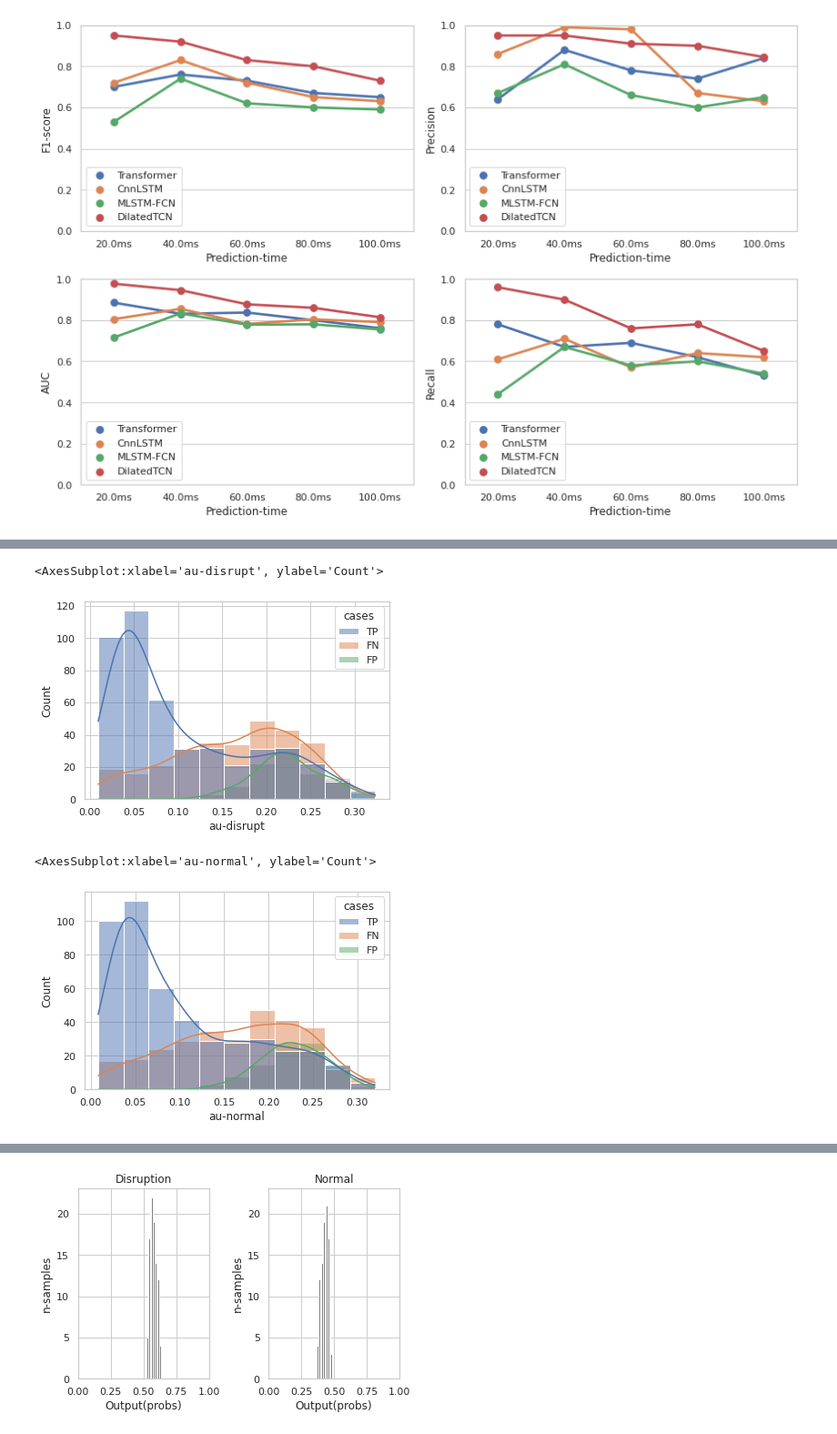
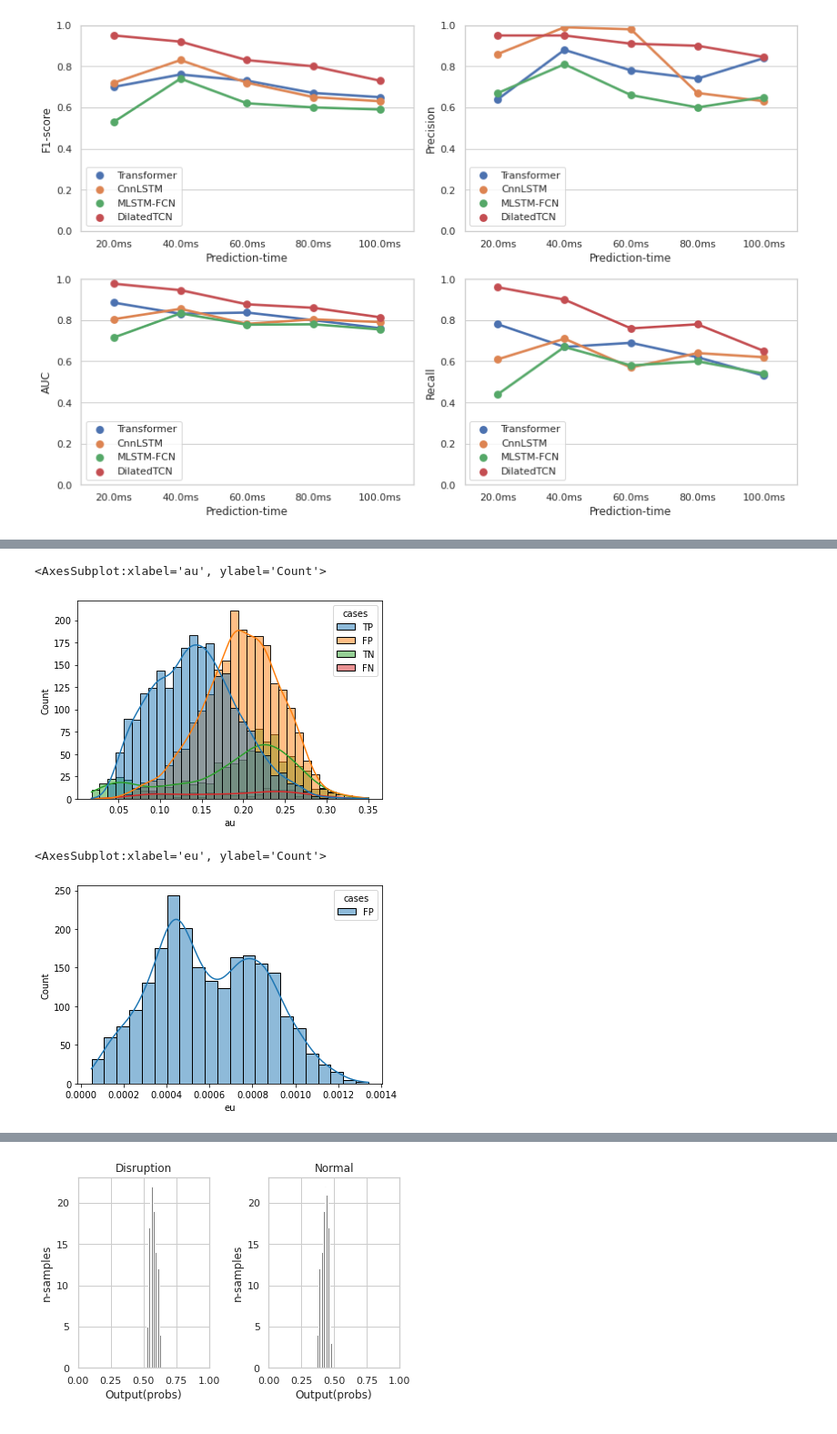
Before and after one commit to ZINZINBIN/Bayesian-Disruption-Prediction, a Jupyter notebook: analysis/analysis_results.ipynb, the cells around one changed output, grey strips where cells are left out. Shown at 91% size. Saved outputs shown, nothing was run; the diff lists cells and outputs as text; code cells hidden in the pictures.

```diff
--- a/analysis/analysis_results.ipynb
+++ b/analysis/analysis_results.ipynb
@@ -175,14 +175,11 @@ fig.tight_layout()
 [figure]
 # %%
 # uncertainty analysis
-result = pd.read_pickle("./results/analysis_uncertainty.pkl")
+import pandas as pd
+result = pd.read_pickle("./results/analysis_file/analysis_uncertainty_test_Bayes_TCN_warning_400_dist_40_Focal_Normal_Robust_TQ_seed_42.pkl")
-# %%
-result['au-disrupt'] = result['au'].apply(lambda x : x[0])
-result['eu-disrupt'] = result['eu'].apply(lambda x : x[0])
-
-result['au-normal'] = result['au'].apply(lambda x : x[1])
-result['eu-normal'] = result['eu'].apply(lambda x : x[1])
-result['cases'] = result['cases'].apply(lambda x : 'FN' if x == 'TN' else x)
+# %%
+result['preds_mean'] = result['preds'].apply(lambda x : np.mean(x, axis = 0)[0])
+result['preds_dev'] = result['preds'].apply(lambda x : np.std(x))
 # %%
 result.head()
 # %% [output]
@@ -195,11 +216,11 @@ result.head()
 # %%
-sns.histplot(data = result, x = 'au-disrupt', hue = 'cases', kde = True)
+sns.histplot(data = result, x = 'au', hue = 'cases', kde = True, common_norm=False)
 # %% [output]
-<AxesSubplot:xlabel='au-disrupt', ylabel='Count'>
+<AxesSubplot:xlabel='au', ylabel='Count'>
-[figure, old version]
+[figure, new version]
 # %%
-sns.histplot(data = result, x = 'au-normal', hue = 'cases', kde = True)
+sns.histplot(data = result[result['cases'] == 'FP'], x = 'eu', hue = 'cases', kde = True, common_norm=False)
 # %% [output]
-<AxesSubplot:xlabel='au-normal', ylabel='Count'>
+<AxesSubplot:xlabel='eu', ylabel='Count'>
-[figure, old version]
+[figure, new version]
 # %%
```
Also changed, not shown: parts of 21 cells of this notebook, 20 other files.
